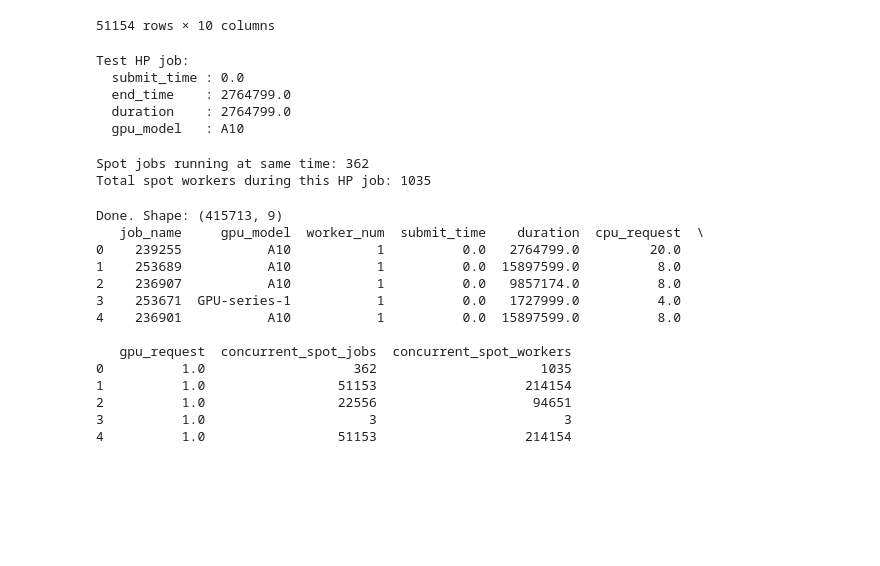
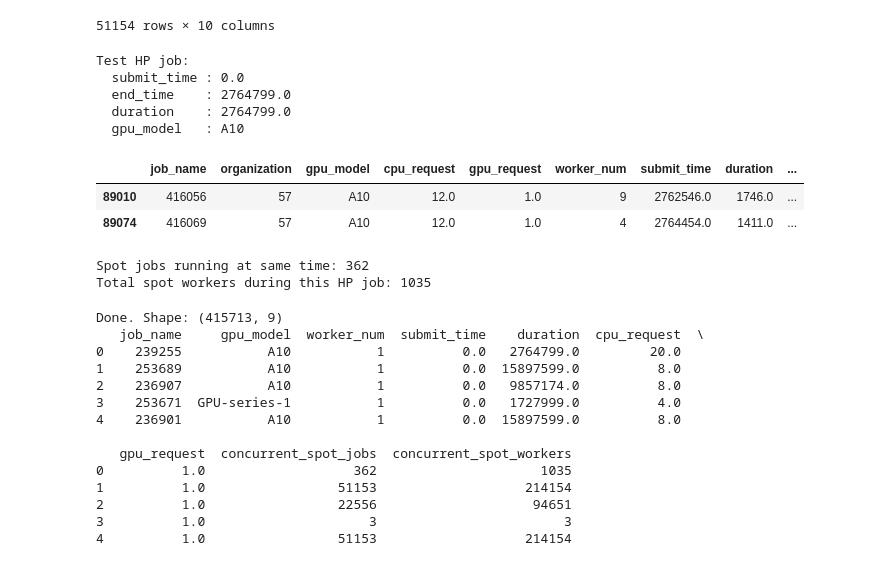
Before and after one commit to Prashant-koi/hp_contention, a Jupyter notebook: data.ipynb, the cells around one changed output. Drawn from its saved outputs; the diff is of its cells as text; code cells hidden in the pictures; blank space fills up the shorter version.

```diff
--- a/data.ipynb
+++ b/data.ipynb
@@ -146,9 +216,14 @@ Test HP job:
 # %%
 # For first HP job
 overlapping=spot_jobs[
     (spot_jobs['submit_time']<test_hp['end_time'])& # Shows spot jobs are running before HP jobs finishes
     (spot_jobs['end_time']>test_hp['submit_time'])  # Shows spot jobs finish faster than when HP started
 ]
+overlapping[overlapping['gpu_model']=='A10']
+# %% [output]
+|  | job_name | organization | gpu_model | cpu_request | gpu_request | worker_num | submit_time | duration | ... |
+| 89010 | 416056 | 57 | A10 | 12.0 | 1.0 | 9 | 2762546.0 | 1746.0 | ... |
+| 89074 | 416069 | 57 | A10 | 12.0 | 1.0 | 4 | 2764454.0 | 1411.0 | ... |
 # %%
 print(f"\nSpot jobs running at same time: {len(overlapping)}")
 print(f"Total spot workers during this HP job: {overlapping['worker_num'].sum()}")
```
Also changed, not shown: parts of 15 cells of this notebook.
